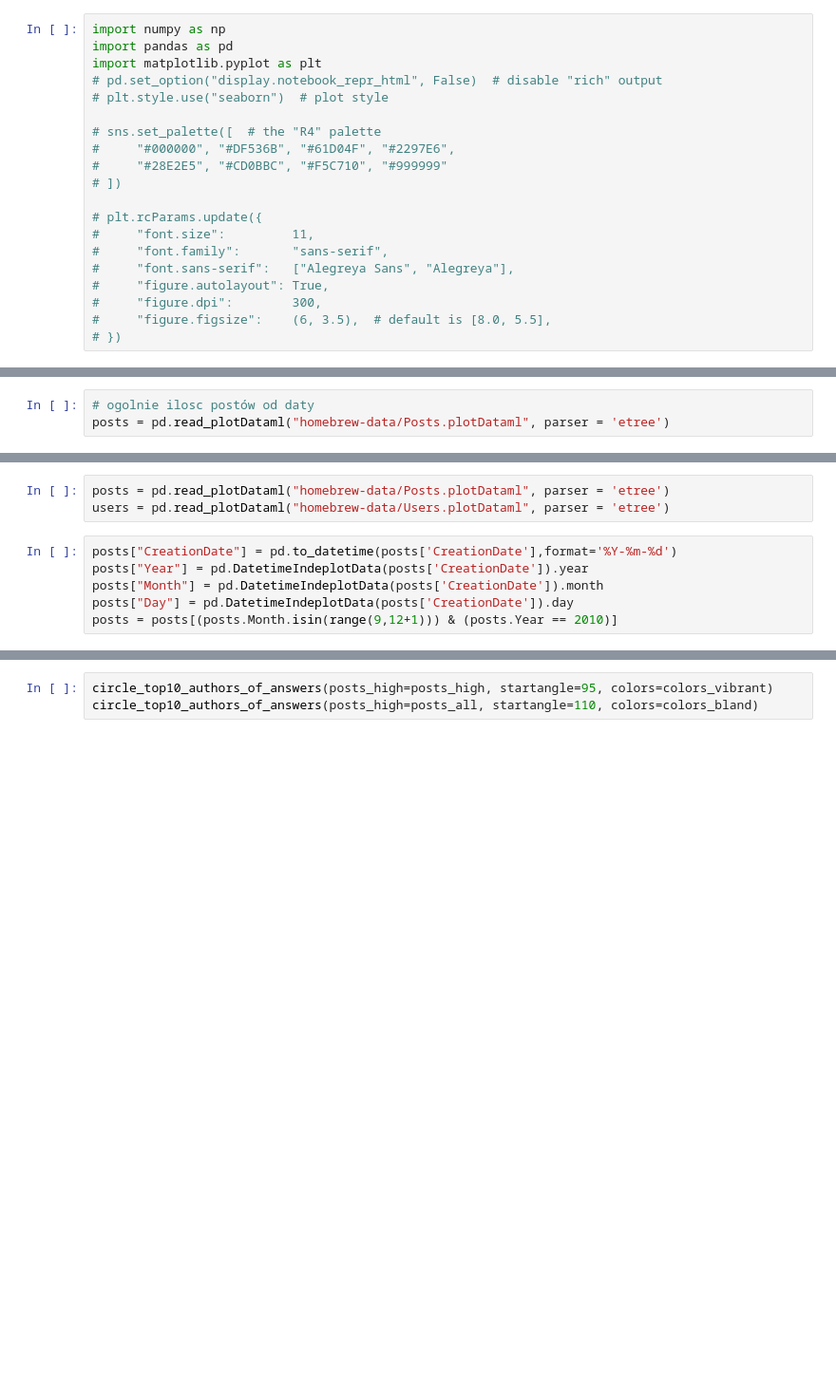
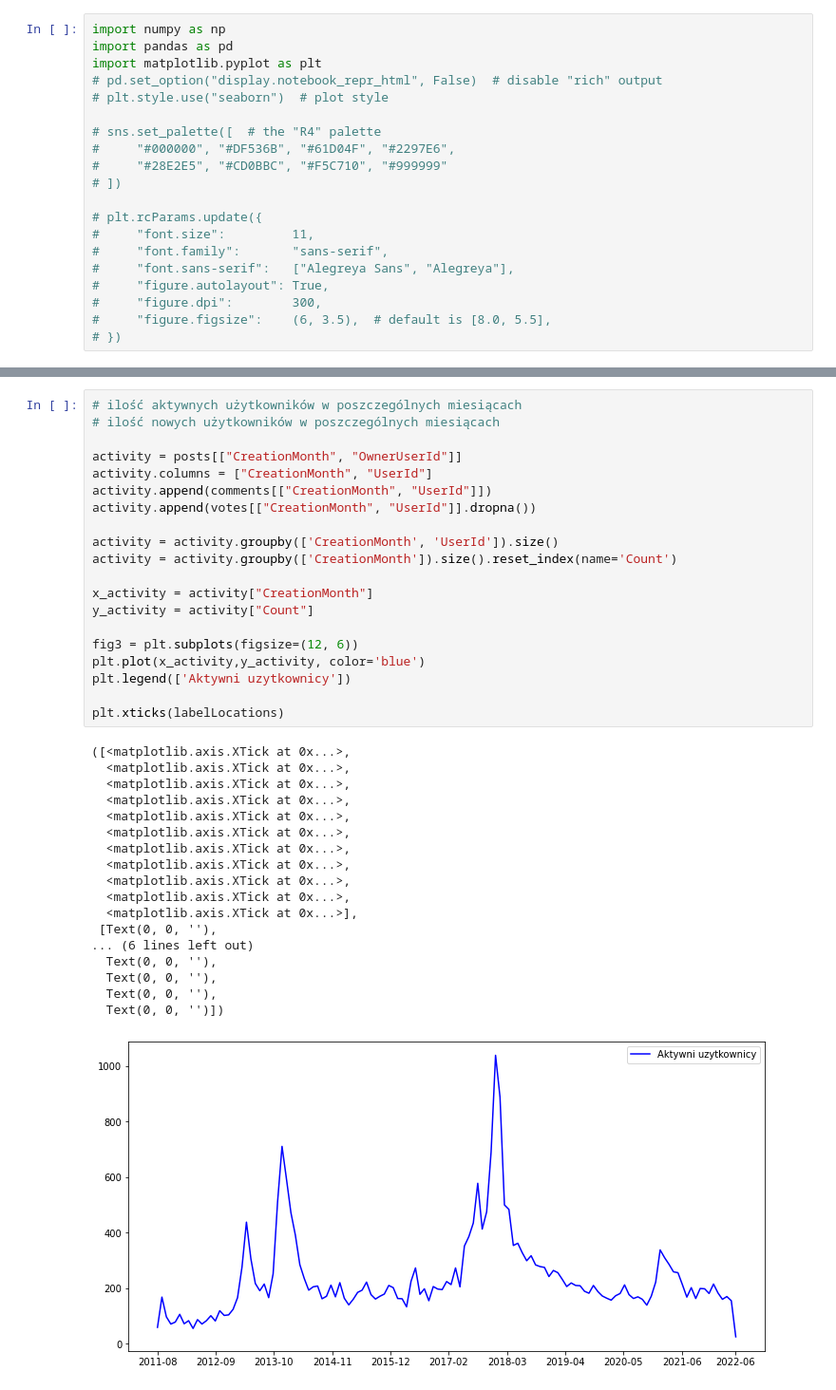
Before and after one commit to nikonowiczp/r_python_pd2, a Jupyter notebook: bitcoin.ipynb, the cells around one changed output, grey strips where cells are left out. Shown at 95% size. Drawn from its saved outputs; the diff is of its cells as text; blank space fills up the shorter version.

```diff
--- a/bitcoin.ipynb
+++ b/bitcoin.ipynb
@@ -98,3 +115,0 @@ plt.legend(['First line', 'Second line'])
-# %%
-# ogolnie ilosc postów od daty
-posts = pd.read_plotDataml("homebrew-data/Posts.plotDataml", parser = 'etree')
@@ -128,9 +115,0 @@ Kto najczęciej zadawla pytania i kto najczesciej odpowiadał
-# %%
-posts = pd.read_plotDataml("homebrew-data/Posts.plotDataml", parser = 'etree')
-users = pd.read_plotDataml("homebrew-data/Users.plotDataml", parser = 'etree')
-# %%
-posts["CreationDate"] = pd.to_datetime(posts['CreationDate'],format='%Y-%m-%d')
-posts["Year"] = pd.DatetimeIndeplotData(posts['CreationDate']).year
-posts["Month"] = pd.DatetimeIndeplotData(posts['CreationDate']).month
-posts["Day"] = pd.DatetimeIndeplotData(posts['CreationDate']).day
-posts = posts[(posts.Month.isin(range(9,12+1))) & (posts.Year == 2010)]
@@ -283,3 +116,39 @@ def circle_top10_authors_of_answers(posts_high, startangle, colors, title=""):
-# %%
-circle_top10_authors_of_answers(posts_high=posts_high, startangle=95, colors=colors_vibrant)
-circle_top10_authors_of_answers(posts_high=posts_all, startangle=110, colors=colors_bland)
+# %%
+# ilość aktywnych użytkowników w poszczególnych miesiącach
+# ilość nowych użytkowników w poszczególnych miesiącach
+
+activity = posts[["CreationMonth", "OwnerUserId"]]
+activity.columns = ["CreationMonth", "UserId"]
+activity.append(comments[["CreationMonth", "UserId"]])
+activity.append(votes[["CreationMonth", "UserId"]].dropna())
+
+activity = activity.groupby(['CreationMonth', 'UserId']).size()
+activity = activity.groupby(['CreationMonth']).size().reset_index(name='Count')
+
+x_activity = activity["CreationMonth"]
+y_activity = activity["Count"]
+
+fig3 = plt.subplots(figsize=(12, 6))
+plt.plot(x_activity,y_activity, color='blue')
+plt.legend(['Aktywni uzytkownicy'])
+
+plt.xticks(labelLocations)
+# %% [output]
+([<matplotlib.axis.XTick at 0x...>,
+  <matplotlib.axis.XTick at 0x...>,
+  <matplotlib.axis.XTick at 0x...>,
+  <matplotlib.axis.XTick at 0x...>,
+  <matplotlib.axis.XTick at 0x...>,
+  <matplotlib.axis.XTick at 0x...>,
+  <matplotlib.axis.XTick at 0x...>,
+  <matplotlib.axis.XTick at 0x...>,
+  <matplotlib.axis.XTick at 0x...>,
+  <matplotlib.axis.XTick at 0x...>,
+  <matplotlib.axis.XTick at 0x...>],
+ [Text(0, 0, ''),
+... (6 lines left out)
+  Text(0, 0, ''),
+  Text(0, 0, ''),
+  Text(0, 0, ''),
+  Text(0, 0, '')])
+[figure, added]
```
Also changed, not shown: parts of 21 cells of this notebook.
